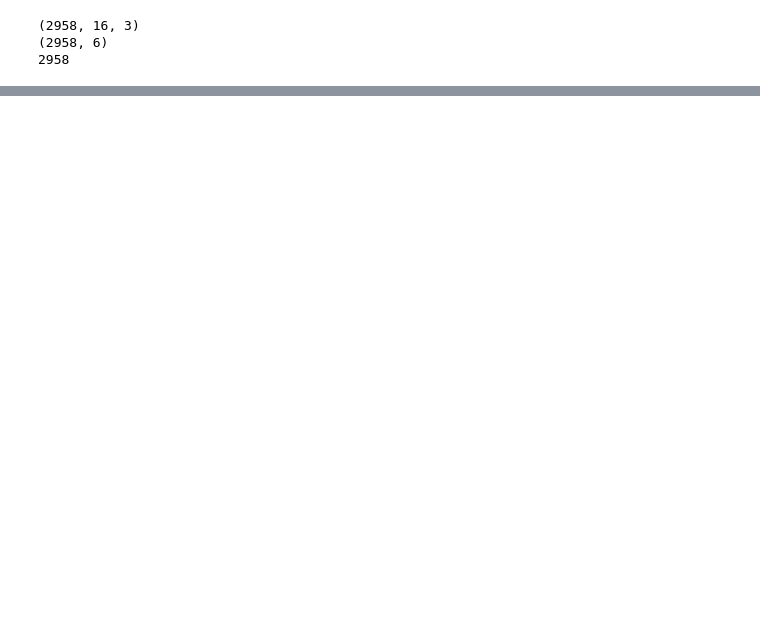
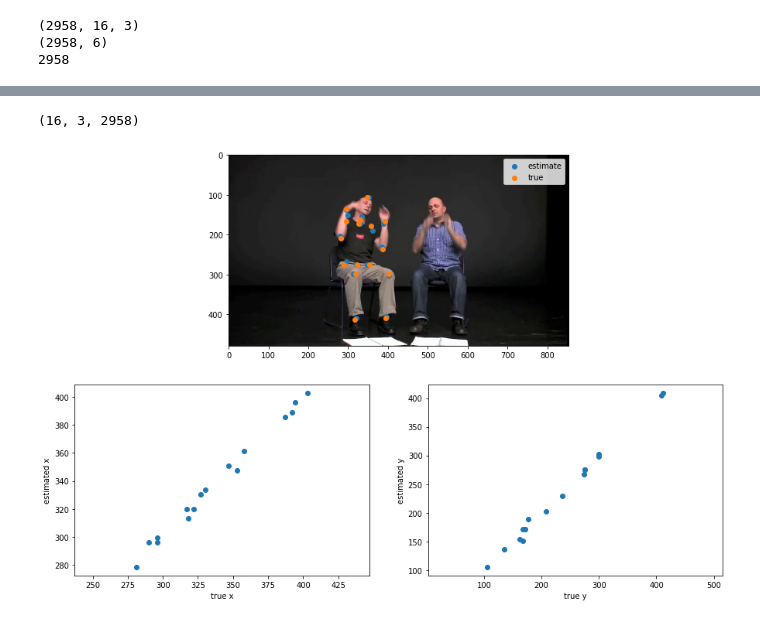
Before and after one commit to ys7yoo/HRNet, a Jupyter notebook: test_mpii.ipynb, the cells around one changed output, grey strips where cells are left out. Saved outputs shown, nothing was run; the diff lists cells and outputs as text; code cells hidden in the pictures; blank space fills up the shorter version.

Commit message:
plot result

```diff
--- a/test_mpii.ipynb
+++ b/test_mpii.ipynb
@@ -319,0 +422,9 @@ print(len(image_path))
+# %%
+## get GT info
+gt_file = os.path.join(cfg.DATASET.ROOT, 'annot', 'gt_{}.mat'.format(cfg.DATASET.TEST_SET))
+gt_dict = loadmat(gt_file)
+dataset_joints = gt_dict['dataset_joints']
+jnt_missing = gt_dict['jnt_missing']
+pos_gt_src = gt_dict['pos_gt_src']
+print(pos_gt_src.shape)
+headboxes_src = gt_dict['headboxes_src']
@@ -319,0 +447,5 @@ print(len(image_path))
+# %%
+pos_pred_src = np.transpose(all_preds, [1, 2, 0])
+pos_pred_src.shape
+# %% [output]
+(16, 3, 2958)
@@ -319,0 +457,32 @@ print(len(image_path))
+# %%
+idx_sample = 1
+
+# read and plot image
+im = cv2.imread(image_path[idx_sample])
+plt.figure(figsize=(15,10))
+plt.subplot(211)
+plt.imshow(im[:,:,::-1])
+
+# plot estimates joints
+plt.scatter(pos_pred_src[:,0,idx_sample], pos_pred_src[:,1,idx_sample])
+plt.scatter(pos_gt_src[:,0,idx_sample], pos_gt_src[:,1,idx_sample])
+plt.legend(['estimate', 'true'])
+
+# # plot head box
+# hbox = headboxes_src[:,:,idx_sample]
+
+# plot estiamte vs. true
+plt.subplot(223)
+plt.scatter(pos_gt_src[:,0,idx_sample], pos_pred_src[:,0,idx_sample])
+plt.xlabel('true x')
+plt.ylabel('estimated x')
+plt.axis('equal')
+plt.subplot(224)
+plt.scatter(pos_gt_src[:,1,idx_sample], pos_pred_src[:,1,idx_sample])
+plt.xlabel('true y')
+plt.ylabel('estimated y')
+plt.axis('equal')
+
+plt.savefig('result_{}.jpg'.format(idx_sample))
+# %% [output]
+[figure, added]
```
Also changed, not shown: parts of 7 cells of this notebook.
